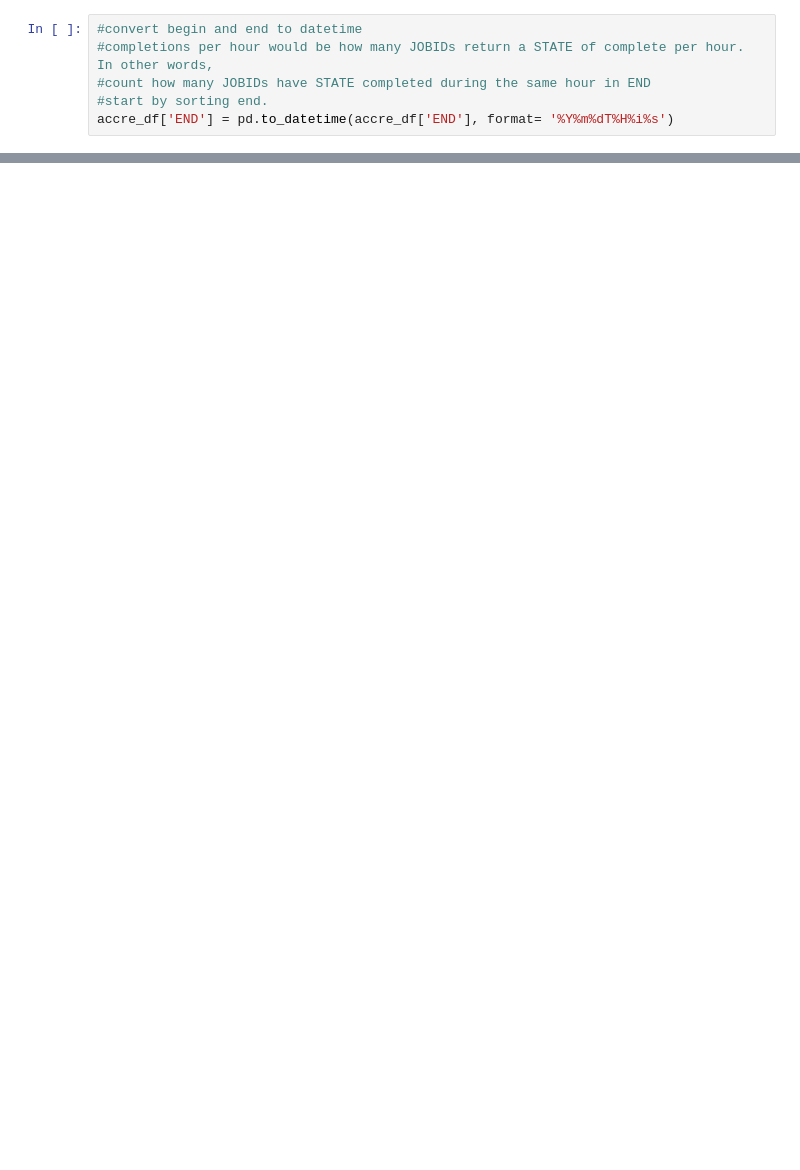
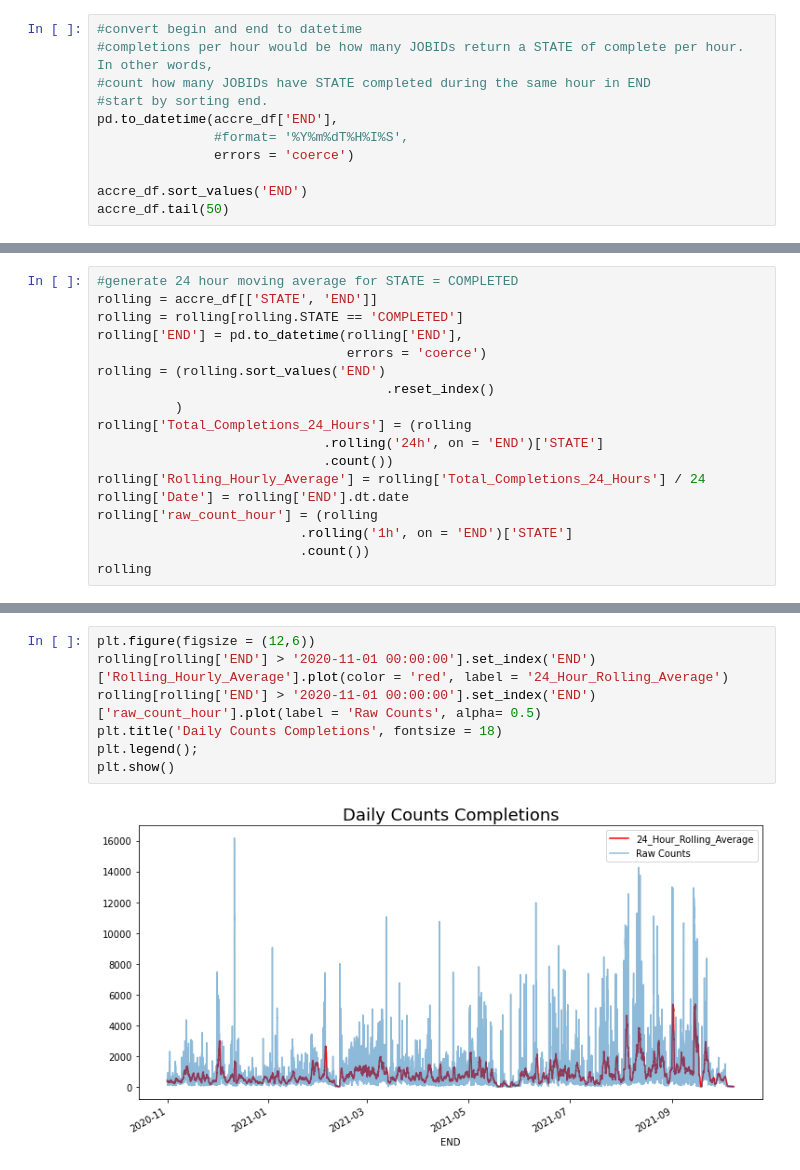
Before and after one commit to nss-data-science-cohort-5/accre-three-musketeers, a Jupyter notebook: accre_project.ipynb, the cells around one changed output, grey strips where cells are left out. Drawn from its saved outputs; the diff is of its cells as text; blank space fills up the shorter version.

```diff
--- a/accre_project.ipynb
+++ b/accre_project.ipynb
@@ -35,5 +37,10 @@ accre_df.head(50)
 #completions per hour would be how many JOBIDs return a STATE of complete per hour.  In other words,
 #count how many JOBIDs have STATE completed during the same hour in END
 #start by sorting end.
-accre_df['END'] = pd.to_datetime(accre_df['END'], format= '%Y%m%dT%H%i%s')
+pd.to_datetime(accre_df['END'],
+               #format= '%Y%m%dT%H%I%S',
+               errors = 'coerce')
+
+accre_df.sort_values('END')
+accre_df.tail(50)
 # %% [output]
@@ -40,0 +64,18 @@ ValueError: 'i' is a bad directive in format '%Y%m%dT%H%i%s'
+# %%
+#generate 24 hour moving average for STATE = COMPLETED
+rolling = accre_df[['STATE', 'END']]
+rolling = rolling[rolling.STATE == 'COMPLETED']
+rolling['END'] = pd.to_datetime(rolling['END'],
+                                errors = 'coerce')
+rolling = (rolling.sort_values('END')
+                                     .reset_index()
+          )
+rolling['Total_Completions_24_Hours'] = (rolling
+                             .rolling('24h', on = 'END')['STATE']
+                             .count())
+rolling['Rolling_Hourly_Average'] = rolling['Total_Completions_24_Hours'] / 24
+rolling['Date'] = rolling['END'].dt.date
+rolling['raw_count_hour'] = (rolling
+                          .rolling('1h', on = 'END')['STATE']
+                          .count())
+rolling
@@ -40,0 +96,9 @@ ValueError: 'i' is a bad directive in format '%Y%m%dT%H%i%s'
+# %%
+plt.figure(figsize = (12,6))
+rolling[rolling['END'] > '2020-11-01 00:00:00'].set_index('END')['Rolling_Hourly_Average'].plot(color = 'red', label = '24_Hour_Rolling_Average')
+rolling[rolling['END'] > '2020-11-01 00:00:00'].set_index('END')['raw_count_hour'].plot(label = 'Raw Counts', alpha= 0.5)
+plt.title('Daily Counts Completions', fontsize = 18)
+plt.legend();
+plt.show()
+# %% [output]
+[figure, added]
```
Also changed, not shown: parts of 10 cells of this notebook.
